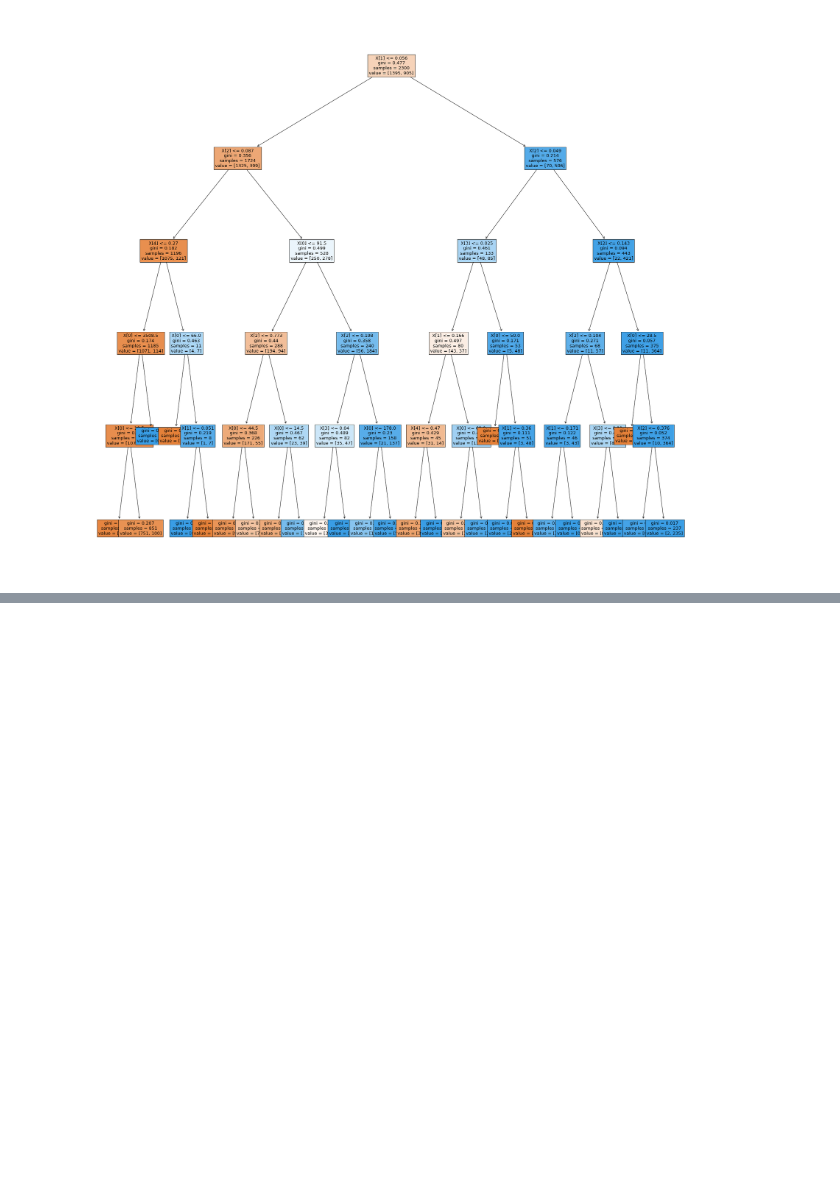
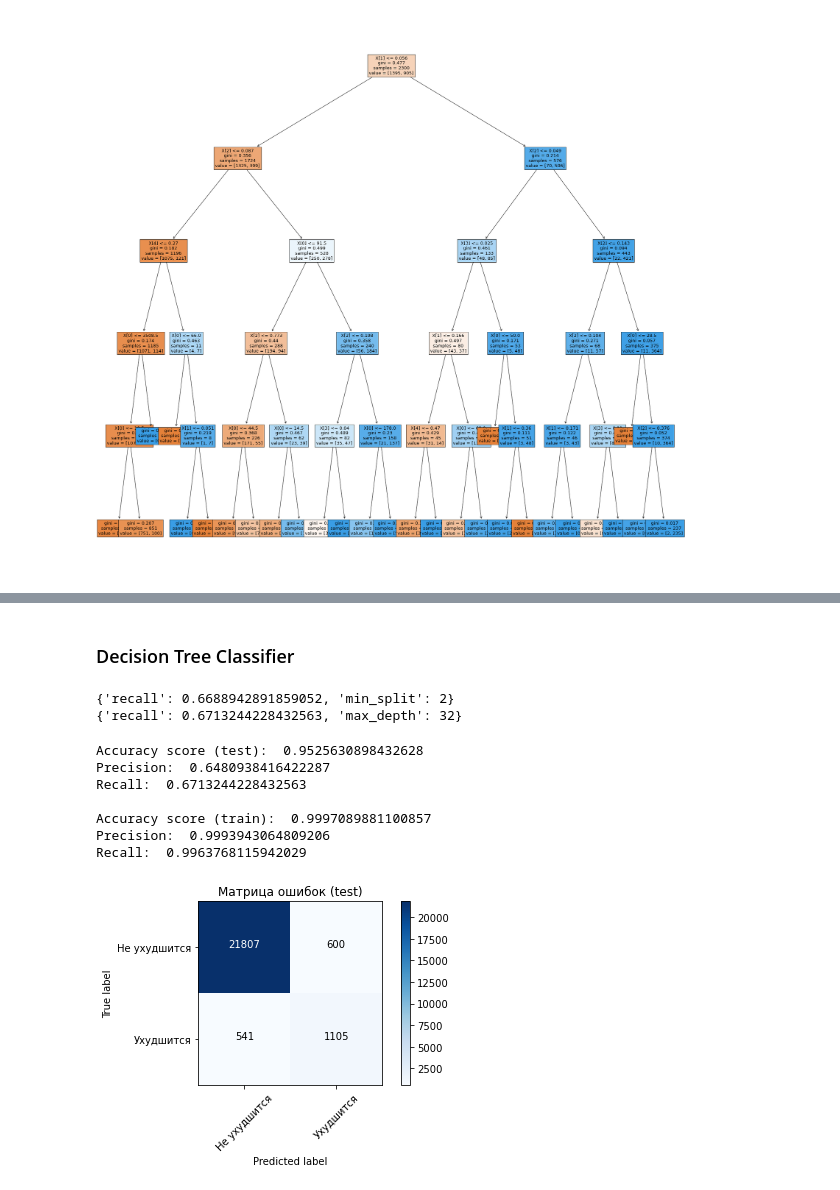
Before and after one commit to dumaevrinat/machine_learning_labs, a Jupyter notebook: Lab 1 Classification.ipynb, the cells around one changed output, grey strips where cells are left out. Drawn from its saved outputs; the diff is of its cells as text; code cells hidden in the pictures; blank space fills up the shorter version.

```diff
--- a/Lab 1 Classification.ipynb
+++ b/Lab 1 Classification.ipynb
@@ -791,0 +845,4 @@ plt.show()
+# %%
+data_bank_train = pd.read_csv('lab1_files/bank_scoring_train.csv', sep='\t')
+data_bank_test = pd.read_csv('lab1_files/bank_scoring_test.csv', sep='\t')
+data_bank_train.describe()
@@ -791,0 +859,54 @@ plt.show()
+# %%
+x_train = data_bank_train.drop(['SeriousDlqin2yrs'], axis=1)
+y_train = data_bank_train['SeriousDlqin2yrs']
+x_test = data_bank_test.drop(['SeriousDlqin2yrs'], axis=1)
+y_test = data_bank_test['SeriousDlqin2yrs']
+# %% [markdown]
+### Decision Tree Classifier
+# %%
+recall = []
+for min_samples_split in range(2, 16):
+    model = tree.DecisionTreeClassifier(random_state=1, min_samples_split=min_samples_split)
+    model.fit(x_train, y_train)
+
+    predicted = model.predict(x_test)
+
+    recall.append({'recall': recall_score(y_test, predicted),
+                   'min_split': min_samples_split})
+
+max_recall = max(recall, key=lambda i: i['recall'])
+print(max_recall)
+
+recall = []
+for max_depth in range(1, 50):
+    model = tree.DecisionTreeClassifier(random_state=1, min_samples_split=2, max_depth=max_depth)
+    model.fit(x_train, y_train)
+
+    predicted = model.predict(x_test)
+
+    recall.append({'recall': recall_score(y_test, predicted),
+                   'max_depth': max_depth})
+
+max_recall = max(recall, key=lambda i: i['recall'])
+print(max_recall)
+# %% [output]
+{'recall': 0.6688942891859052, 'min_split': 2}
+{'recall': 0.6713244228432563, 'max_depth': 32}
+# %%
+model = tree.DecisionTreeClassifier(random_state=1, min_samples_split=2, max_depth=32)
+model.fit(x_train, y_train)
+
+predicted_test = model.predict(x_test)
+predicted_train = model.predict(x_train)
+
+get_info(predicted_test, y_test, 'test', True)
+get_info(predicted_train, y_train, 'train')
+# %% [output]
+Accuracy score (test):  0.9525630898432628
+Precision:  0.6480938416422287
+Recall:  0.6713244228432563
+
+Accuracy score (train):  0.9997089881100857
+Precision:  0.9993943064809206
+Recall:  0.9963768115942029
+[figure, added]
```
Also changed, not shown: parts of 13 cells of this notebook.
